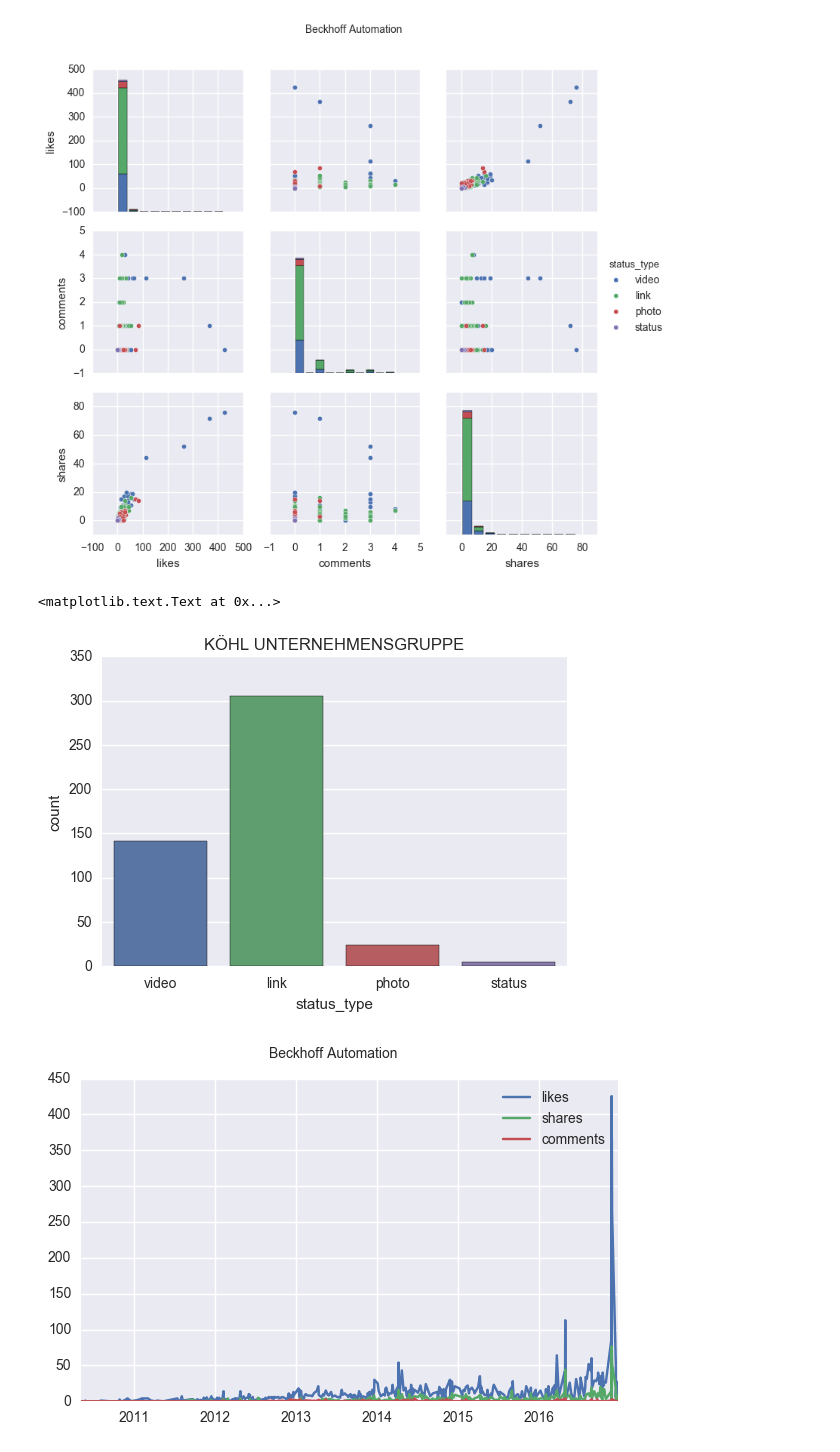
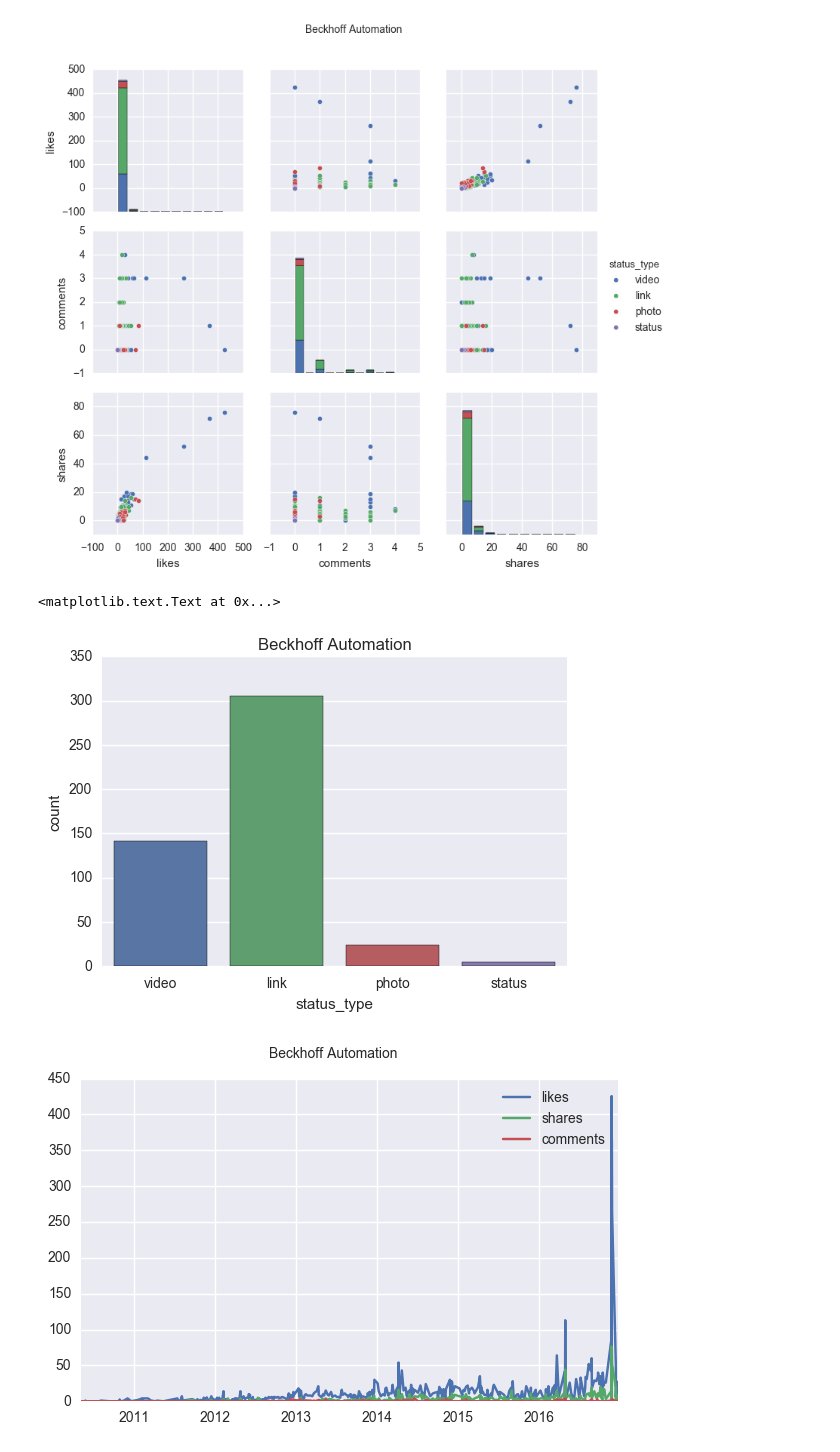
Before and after one commit to jpkunkler/Social-Media-Analysis, a Jupyter notebook: Arend/facebook/Facebook Analysis.ipynb, the cells around one changed output. Drawn from its saved outputs; the diff is of its cells as text; code cells hidden in the pictures.

```diff
--- a/Arend/facebook/Facebook Analysis.ipynb
+++ b/Arend/facebook/Facebook Analysis.ipynb
@@ -541,11 +556,11 @@ g.fig.suptitle('Beckhoff Automation')
 # %%
 ax = plt.axes()
 sns.countplot(x='status_type', data=beckhoff, ax=ax)
 
-ax.set_title('KÖHL UNTERNEHMENSGRUPPE')
+ax.set_title('Beckhoff Automation')
 # %% [output]
 <matplotlib.text.Text at 0x...>
-[figure, old version]
+[figure, new version]
 # %%
 dates = [dt.datetime.strptime(d,'%Y-%m-%d %H:%M:%S').date() for d in beckhoff['status_published']]
 likes = beckhoff['likes']
```
Also changed, not shown: parts of 27 cells of this notebook.
